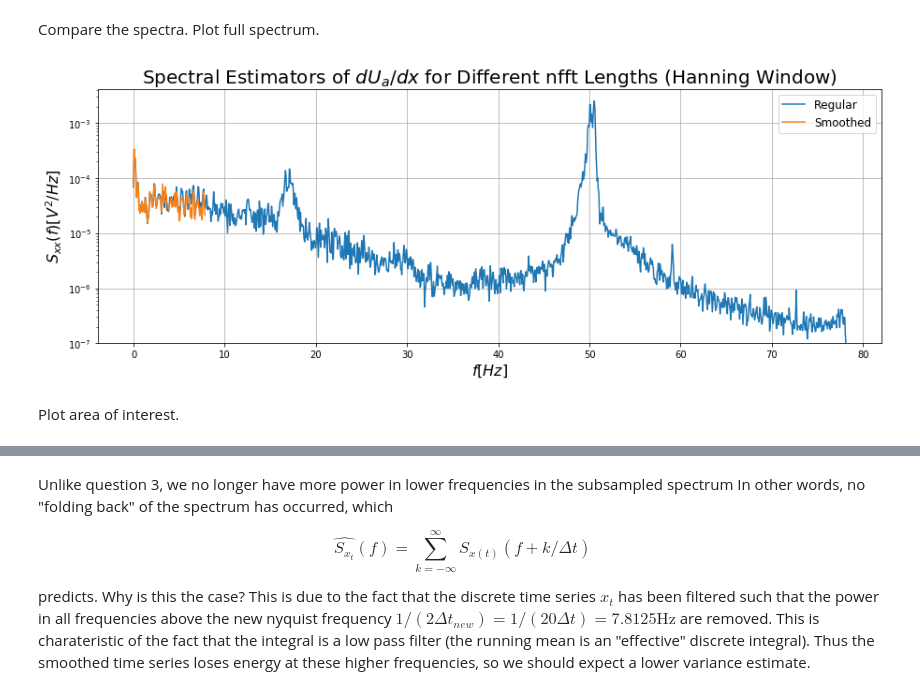
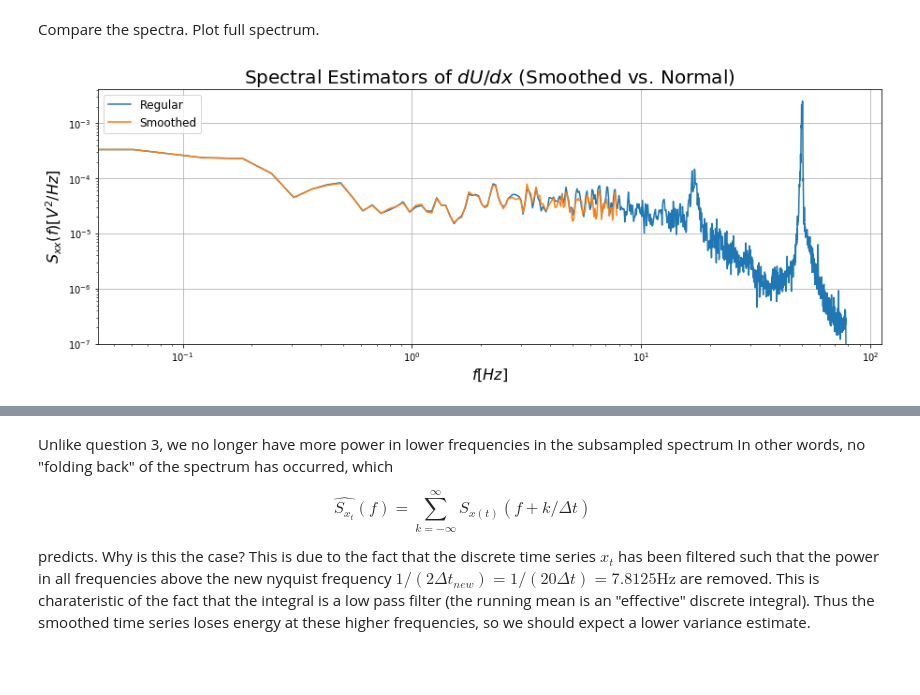
Before and after one commit to lukepolson/School, a Jupyter notebook: Phys 515/Assignment5.ipynb, the cells around one changed output, grey strips where cells are left out. Drawn from its saved outputs; the diff is of its cells as text; code cells hidden in the pictures; blank space fills up the shorter version.

```diff
--- a/Phys 515/Assignment5.ipynb
+++ b/Phys 515/Assignment5.ipynb
@@ -268,16 +252,14 @@ plt.show()
 Compare the spectra. Plot full spectrum.
 # %%
 plt.figure(figsize=(15,5))
-plt.semilogy(ff_s, spec_s, label='Regular')
-plt.semilogy(ffs_smooth_sub, specs_smooth_sub, label='Smoothed')
+plt.loglog(ff_s, spec_s, label='Regular')
+plt.loglog(ffs_smooth_sub, specs_smooth_sub, label='Smoothed')
 plt.ylim(bottom=10**(-7))
 plt.grid()
 plt.legend(fontsize=12)
 plt.ylabel(r'$S_{xx}(f)  [V^2/Hz]$', fontsize=16)
 plt.xlabel(r'$f [Hz]$', fontsize=16)
-plt.title('Spectral Estimators of $dU_a/dx$ for Different nfft Lengths (Hanning Window)', fontsize=20)
+plt.title('Spectral Estimators of $dU/dx$ (Smoothed vs. Normal)', fontsize=20)
 plt.show()
 # %% [output]
-[figure, old version]
+[figure, new version]
-# %% [markdown]
-Plot area of interest.
```
Also changed, not shown: parts of 18 cells of this notebook.
